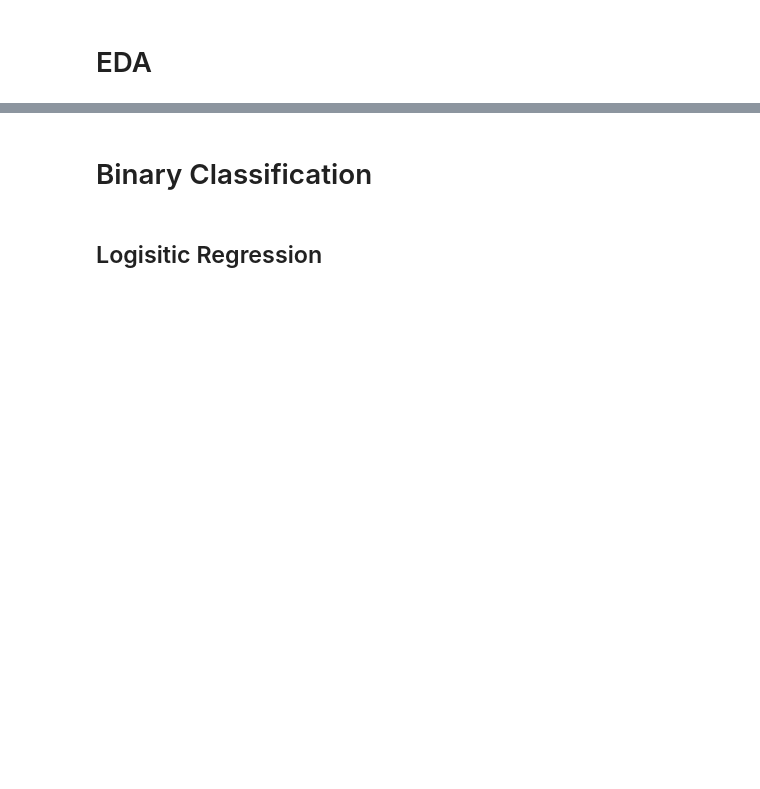
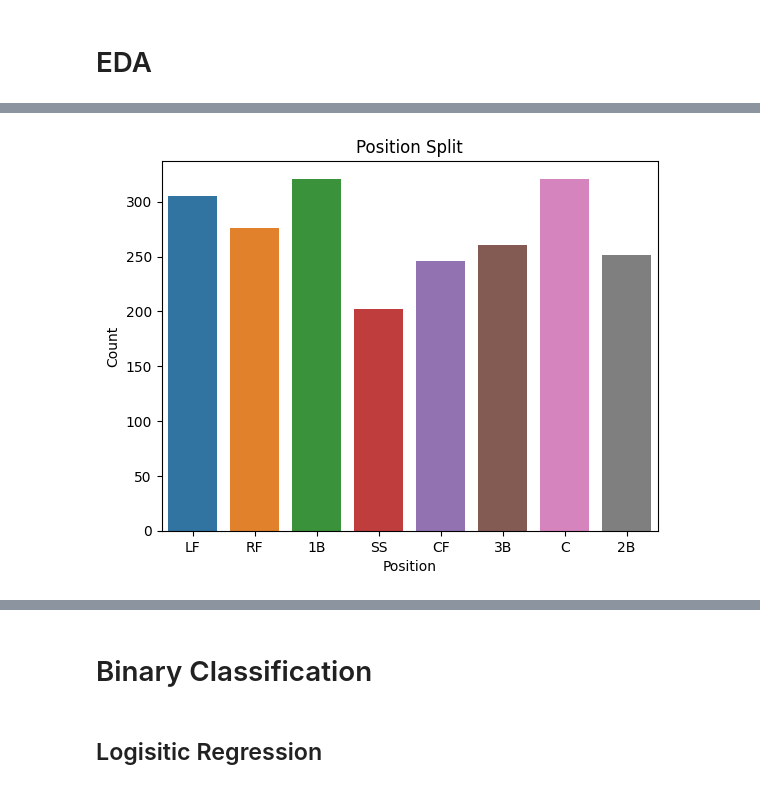
Before and after one commit to Threadphobic/PositionalPrediction, a Jupyter notebook: PositionalPrediction.ipynb, the cells around one changed output, grey strips where cells are left out. Cells and saved outputs as stored; diff of their text form; code cells hidden in the pictures; blank space fills up the shorter version.

Commit message:
Kaggle Notebook | Predicting MLB Positions | Adding Cleaning and EDA

```diff
--- a/PositionalPrediction.ipynb
+++ b/PositionalPrediction.ipynb
@@ -29,2 +37,5 @@ for dirname, _, filenames in os.walk('/kaggle/input'):
 # %% [markdown]
 # Data Inspection and Cleaning
+# %%
+data_raw = pd.read_csv('/kaggle/input/mlb-hitting-and-pitching-stats-through-the-years/baseball_hitting.csv')
+data_raw.head()
@@ -30,0 +105,19 @@ for dirname, _, filenames in os.walk('/kaggle/input'):
+# %%
+def compute_singles(row):
+    return row['hits'] - row['doubles'] - row['triples'] - row['hr']
+
+data_clean['singles'] = data_clean.apply(compute_singles, axis=1) # Impute a column for singles
+# %%
+def compute_rate(row, column_name):
+    return row[column_name]/row['ab']
+
+#data_clean['hit_rate'] = data_clean.apply(compute_rate, axis=1, column_name='hits') This is just batting average and already included
+data_clean['run_rate'] = data_clean.apply(compute_rate, axis=1, column_name='runs')
+data_clean['single_rate'] = data_clean.apply(compute_rate, axis=1, column_name='singles')
+data_clean['double_rate'] = data_clean.apply(compute_rate, axis=1, column_name='doubles')
+data_clean['triple_rate'] = data_clean.apply(compute_rate, axis=1, column_name='triples')
+data_clean['hr_rate'] = data_clean.apply(compute_rate, axis=1, column_name='hr')
+data_clean['rbi_rate'] = data_clean.apply(compute_rate, axis=1, column_name='rbi')
+data_clean['so_rate'] = data_clean.apply(compute_rate, axis=1, column_name='strikeouts')
+
+data_clean = data_clean[['position', 'run_rate', 'single_rate', 'double_rate', 'triple_rate', 'hr_rate', 'rbi_rate', 'so_rate', 'avg', 'obp', 'slg', 'ops']]
@@ -32,0 +137,22 @@ for dirname, _, filenames in os.walk('/kaggle/input'):
+# %%
+def binary_position(position):
+    if position in ['1B', '2B', '3B', 'SS', 'C']:
+        return 'INF'
+    else:
+        return 'OF'
+
+binary_hitters = data_clean.loc[(data_clean.position != 'P') & (data_clean.position != 'DH')]
+data_clean = data_clean.drop(data_clean[data_clean['position'] == 'P'].index)
+data_clean = data_clean.drop(data_clean[data_clean['position'] == 'DH'].index)
+data_clean = data_clean.drop(data_clean[data_clean['position'] == 'OF'].index)
+
+binary_hitters['bin_pos'] = binary_hitters['position'].apply(binary_position)
+binary_hitters = binary_hitters.drop(columns=['position'])
+# %%
+sns.countplot(data=data_clean, x='position')
+plt.title('Position Split')
+plt.xlabel('Position')
+plt.ylabel('Count')
+plt.show()
+# %% [output]
+[figure, added]
```
Also changed, not shown: parts of 16 cells of this notebook.
